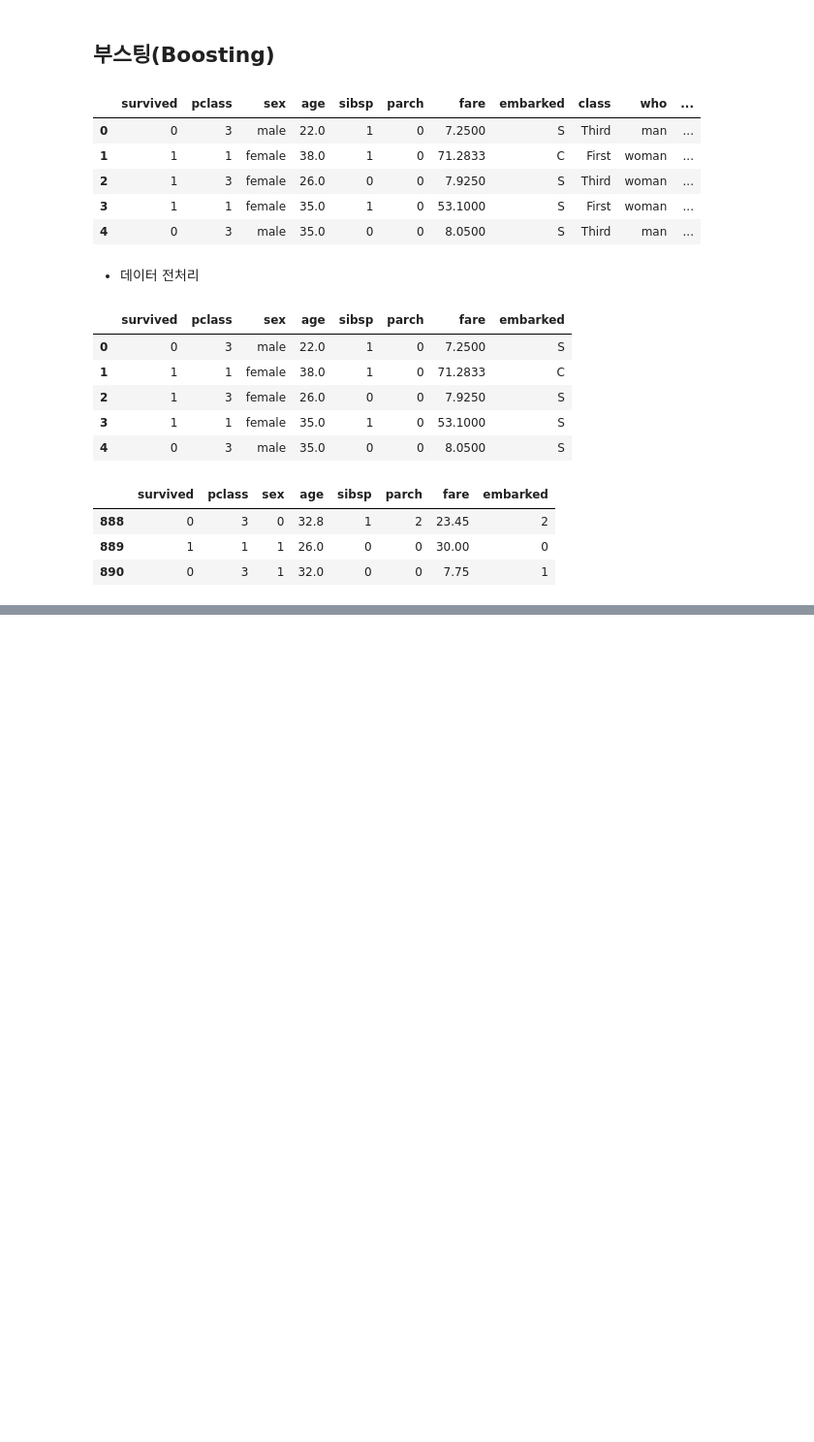
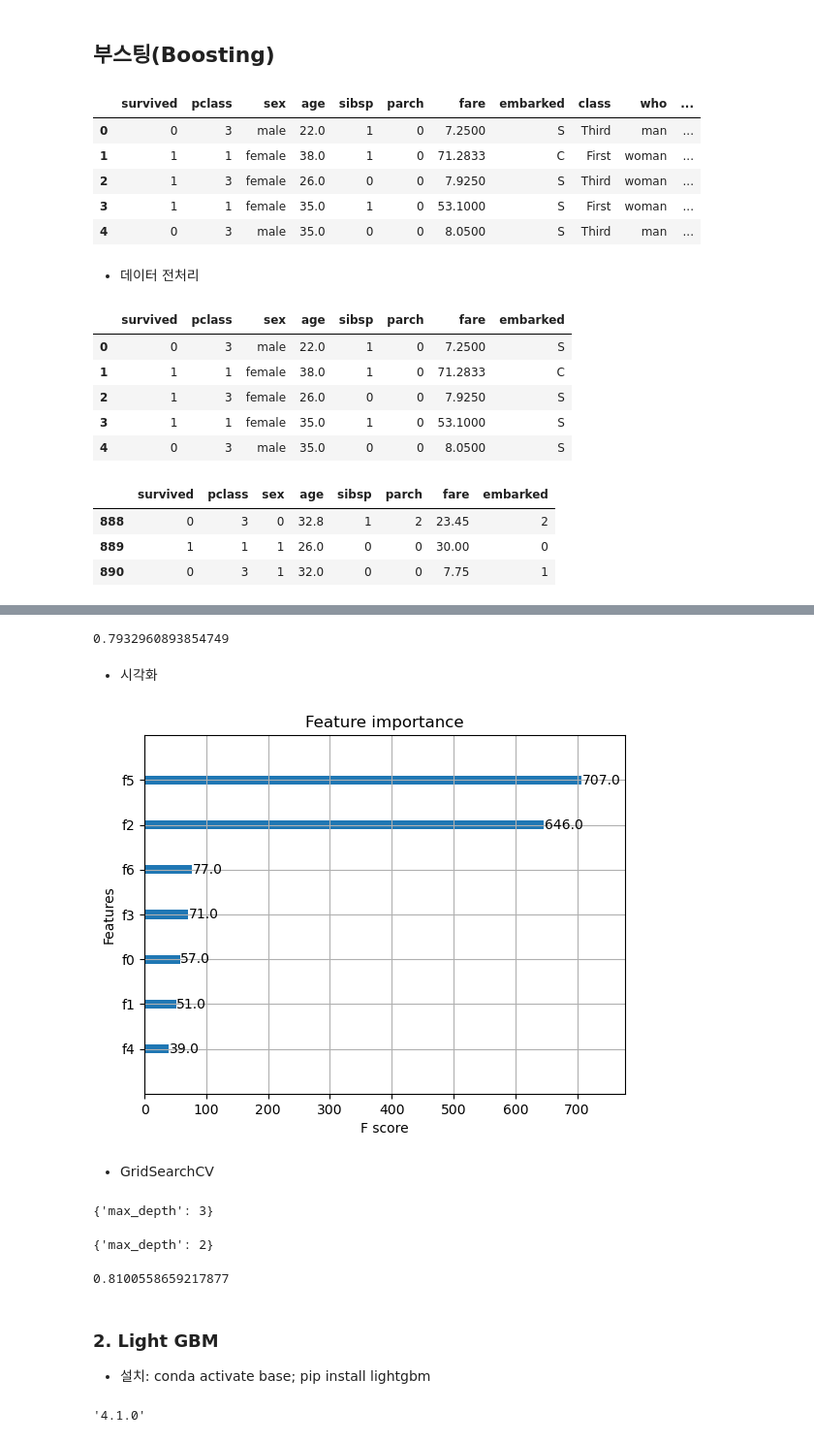
Before and after one commit to ckiekim/MachineLearningLecture-2023.10, a Jupyter notebook: 03.분류/06.Boosting.ipynb, the cells around one changed output, grey strips where cells are left out. Shown at 97% size. Saved outputs shown, nothing was run; the diff lists cells and outputs as text; code cells hidden in the pictures; blank space fills up the shorter version.

```diff
--- a/03.분류/06.Boosting.ipynb
+++ b/03.분류/06.Boosting.ipynb
@@ -55,0 +67,4 @@ X_train, X_test, y_train, y_test = train_test_split(
+# %%
+from xgboost import XGBClassifier
+xgb = XGBClassifier()
+xgb.get_params()
@@ -55,0 +89,45 @@ X_train, X_test, y_train, y_test = train_test_split(
+# %%
+xgb.fit(X_train, y_train)
+pred_xgb = xgb.predict(X_test)
+xgb.score(X_test, y_test)
+# %% [output]
+0.7932960893854749
+# %% [markdown]
+- 시각화
+# %%
+from xgboost import plot_importance as xgb_pi
+import matplotlib.pyplot as plt
+
+xgb_pi(xgb)
+plt.show()
+# %% [output]
+[figure, added]
+# %% [markdown]
+- GridSearchCV
+# %%
+from sklearn.model_selection import GridSearchCV
+params = {'max_depth': [3, 6, 9]}
+grid_xgb = GridSearchCV(xgb, params, scoring='accuracy', cv=5)
+grid_xgb.fit(X_train, y_train)
+grid_xgb.best_params_
+# %% [output]
+{'max_depth': 3}
+# %%
+params = {'max_depth': [2, 3, 4, 5]}
+grid_xgb = GridSearchCV(xgb, params, scoring='accuracy', cv=5)
+grid_xgb.fit(X_train, y_train)
+grid_xgb.best_params_
+# %% [output]
+{'max_depth': 2}
+# %%
+grid_xgb.best_estimator_.score(X_test, y_test)
+# %% [output]
+0.8100558659217877
+# %% [markdown]
+### 2. Light GBM
+- 설치: conda activate base; pip install lightgbm
+# %%
+import lightgbm
+lightgbm.__version__
+# %% [output]
+'4.1.0'
```
Also changed, not shown: parts of 18 cells of this notebook.
